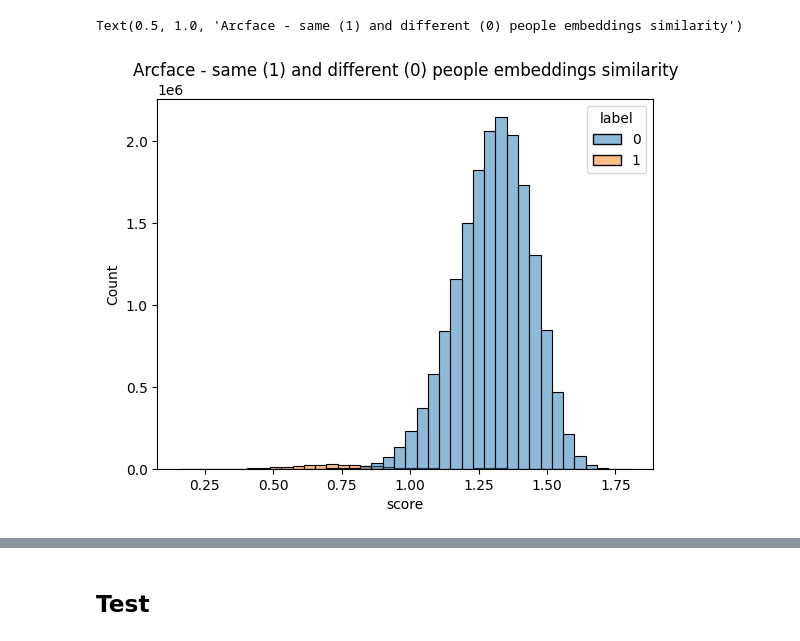
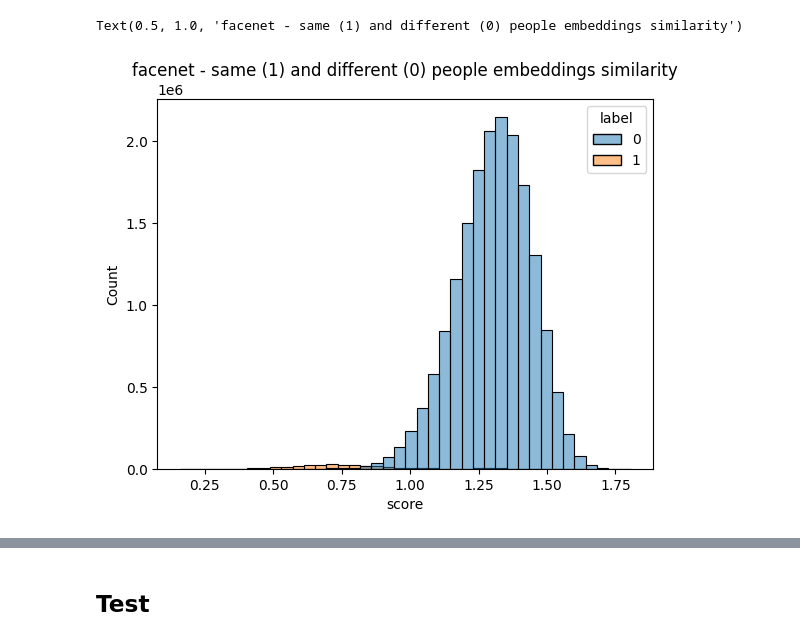
Before and after one commit to xizula/FIQA, a Jupyter notebook: notebooks/base_model/facenet.ipynb, the cells around one changed output, grey strips where cells are left out. Drawn from its saved outputs; the diff is of its cells as text; code cells hidden in the pictures.

Commit message:
SDD facenet

```diff
--- a/notebooks/base_model/facenet.ipynb
+++ b/notebooks/base_model/facenet.ipynb
@@ -20,9 +19,9 @@ data = pd.read_csv(csv_path)
 # %%
 sns.histplot(data = data, x = 'score', hue='label',bins = 40)
-plt.title('Facenet - same (1) and different (0) people embeddings similarity')
+plt.title('facenet - same (1) and different (0) people embeddings similarity')
 # %% [output]
-Text(0.5, 1.0, 'Arcface - same (1) and different (0) people embeddings similarity')
+Text(0.5, 1.0, 'facenet - same (1) and different (0) people embeddings similarity')
-[figure, old version]
+[figure, new version]
 # %%
 same_person = data[data['label'] == 1]
 diff_person = data[data['label'] == 0]
```
Also changed, not shown: parts of 35 cells of this notebook, 5 other files.
